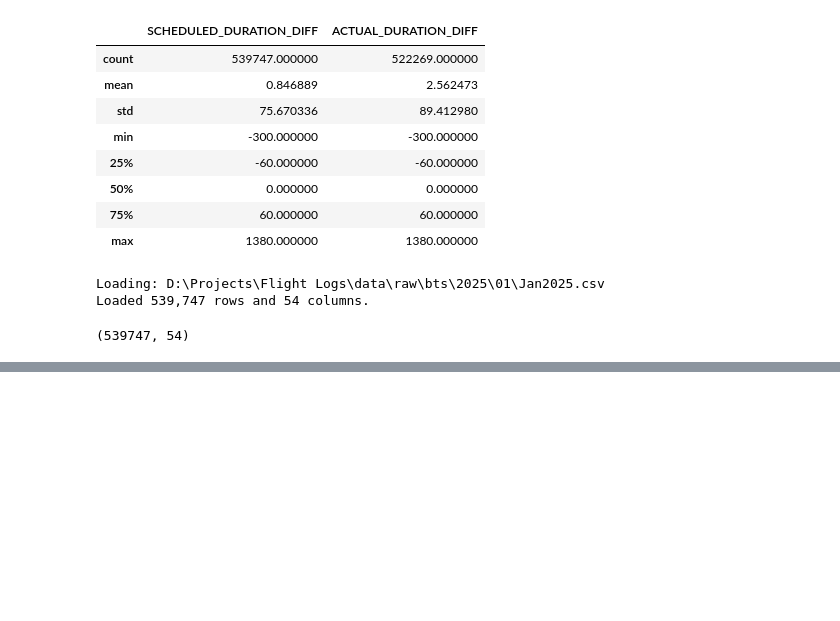
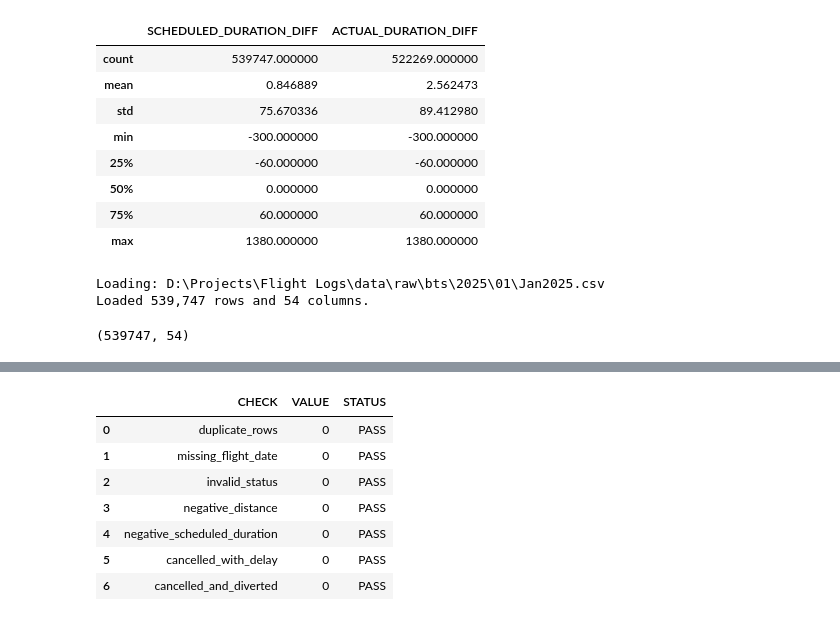
Before and after one commit to AmitParmar3/USA-Flight-Data-Visualiser, a Jupyter notebook: Notebooks/01_data_exploration.ipynb, the cells around one changed output, grey strips where cells are left out. Drawn from its saved outputs; the diff is of its cells as text; code cells hidden in the pictures; blank space fills up the shorter version.

```diff
--- a/Notebooks/01_data_exploration.ipynb
+++ b/Notebooks/01_data_exploration.ipynb
@@ -460,0 +565,13 @@ raw_df.shape
+# %%
+validation_results = validate_flight_data(clean_df)
+
+validation_summary(validation_results)
+# %% [output]
+|  | CHECK | VALUE | STATUS |
+| 0 | duplicate_rows | 0 | PASS |
+| 1 | missing_flight_date | 0 | PASS |
+| 2 | invalid_status | 0 | PASS |
+| 3 | negative_distance | 0 | PASS |
+| 4 | negative_scheduled_duration | 0 | PASS |
+| 5 | cancelled_with_delay | 0 | PASS |
+| 6 | cancelled_and_diverted | 0 | PASS |
```
Also changed, not shown: parts of 12 cells of this notebook, 2 other files.
